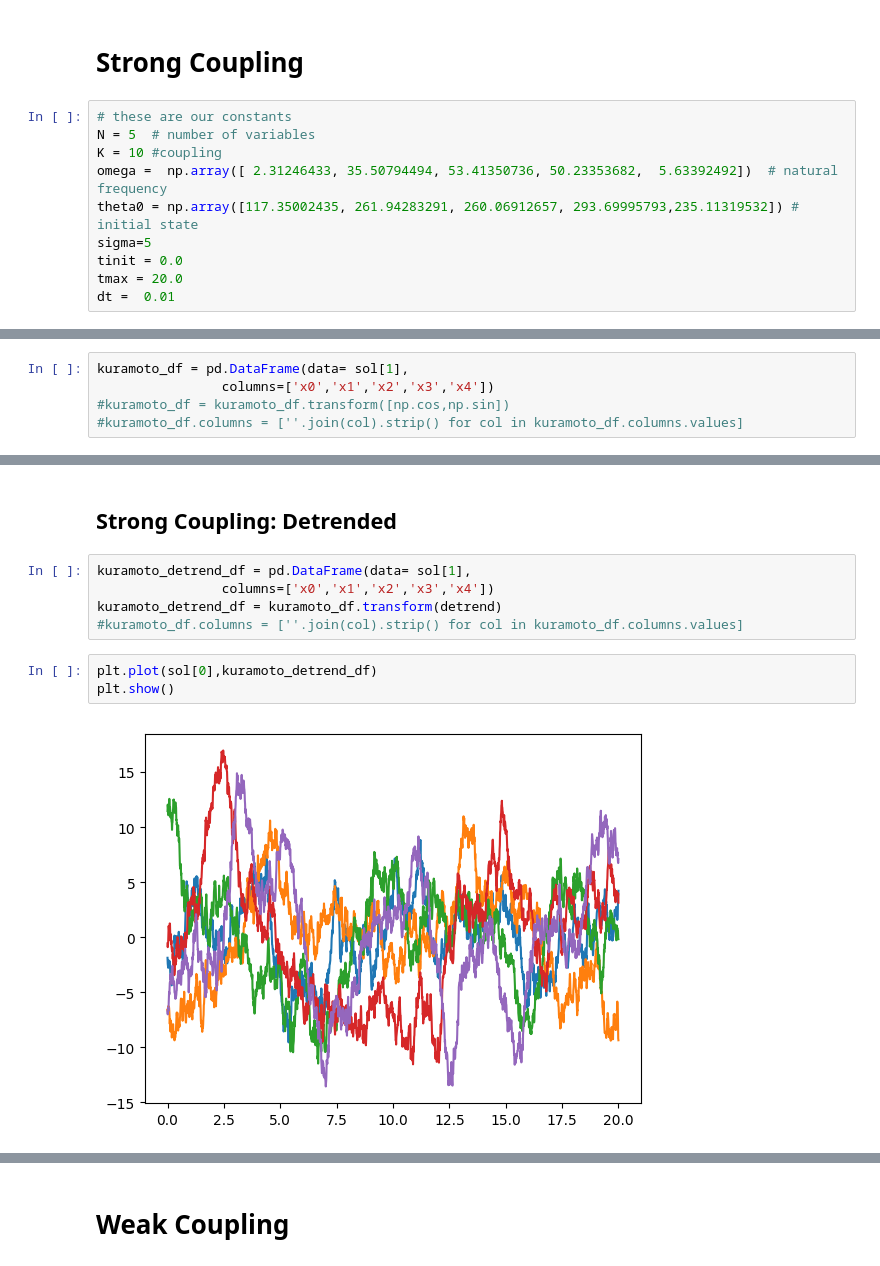
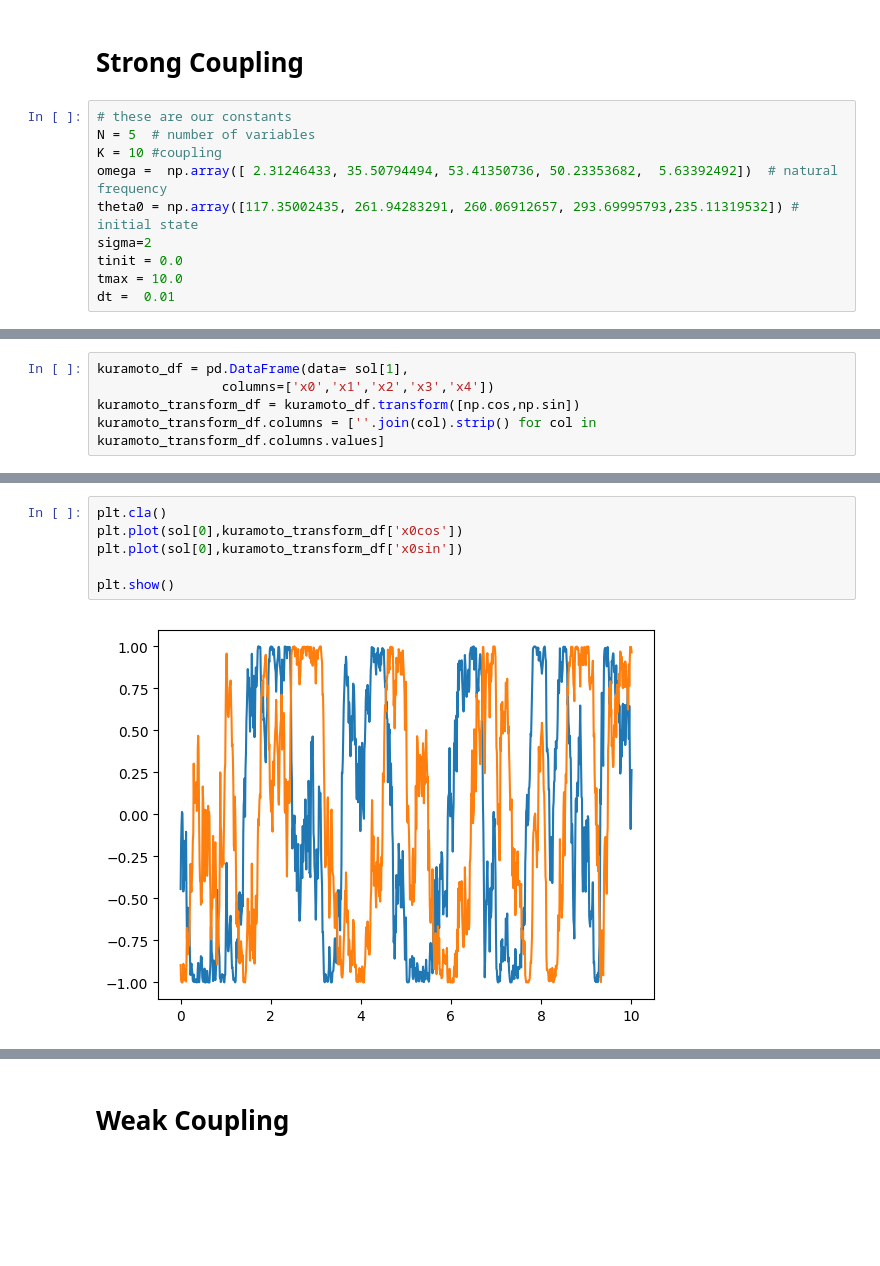
Before and after one commit to data-driven-dynamical-systems/Andre, a Jupyter notebook: Kuramoto/Stochastic_TimeDomain_Granger_Analysis.ipynb, the cells around one changed output, grey strips where cells are left out. Saved outputs shown, nothing was run; the diff lists cells and outputs as text; blank space fills up the shorter version.

Commit message:
Almost completed Kuramoto analysis. TODO: stationarity tests

```diff
--- a/Kuramoto/Stochastic_TimeDomain_Granger_Analysis.ipynb
+++ b/Kuramoto/Stochastic_TimeDomain_Granger_Analysis.ipynb
@@ -18,9 +42,9 @@ N = 5  # number of variables
 K = 10 #coupling
 omega =  np.array([ 2.31246433, 35.50794494, 53.41350736, 50.23353682,  5.63392492])  # natural frequency
 theta0 = np.array([117.35002435, 261.94283291, 260.06912657, 293.69995793,235.11319532]) # initial state
-sigma=5
+sigma=2
 tinit = 0.0
-tmax = 20.0
+tmax = 10.0
 dt =  0.01
 # %%
 kuramoto = Kuramoto(N,K,omega,sigma)
@@ -33,5 +57,5 @@ kuramoto.trajectory_plot()
 # %%
 kuramoto_df = pd.DataFrame(data= sol[1],
                 columns=['x0','x1','x2','x3','x4'])
-#kuramoto_df = kuramoto_df.transform([np.cos,np.sin])
-#kuramoto_df.columns = [''.join(col).strip() for col in kuramoto_df.columns.values]
+kuramoto_transform_df = kuramoto_df.transform([np.cos,np.sin])
+kuramoto_transform_df.columns = [''.join(col).strip() for col in kuramoto_transform_df.columns.values]
@@ -85,12 +62,8 @@ Test statistic Critical value p-value df
-# %% [markdown]
-## Strong Coupling: Detrended
-# %%
-kuramoto_detrend_df = pd.DataFrame(data= sol[1],
-                columns=['x0','x1','x2','x3','x4'])
-kuramoto_detrend_df = kuramoto_df.transform(detrend)
-#kuramoto_df.columns = [''.join(col).strip() for col in kuramoto_df.columns.values]
 # %%
-plt.plot(sol[0],kuramoto_detrend_df)
+plt.cla()
+plt.plot(sol[0],kuramoto_transform_df['x0cos'])
+plt.plot(sol[0],kuramoto_transform_df['x0sin'])
+
 plt.show()
 # %% [output]
-[figure, old version]
+[figure, new version]
```
Also changed, not shown: parts of 35 cells of this notebook, 4 other files.
